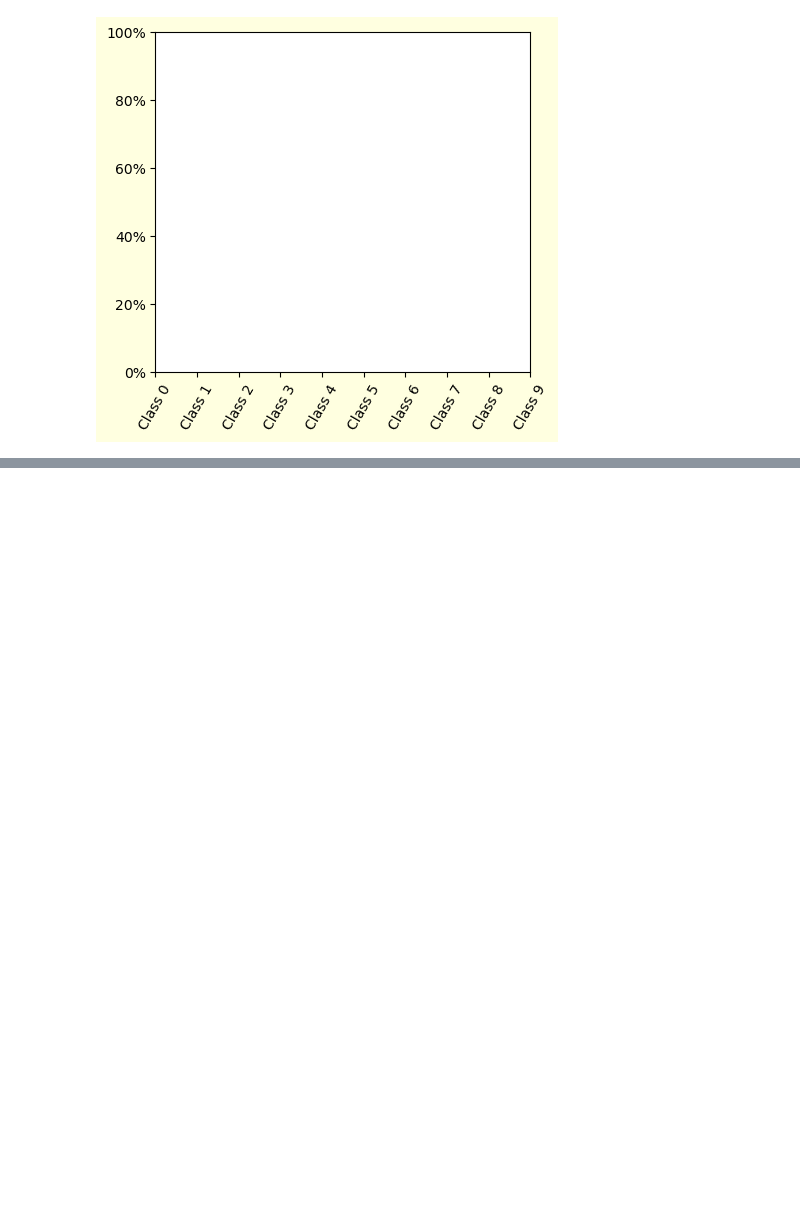
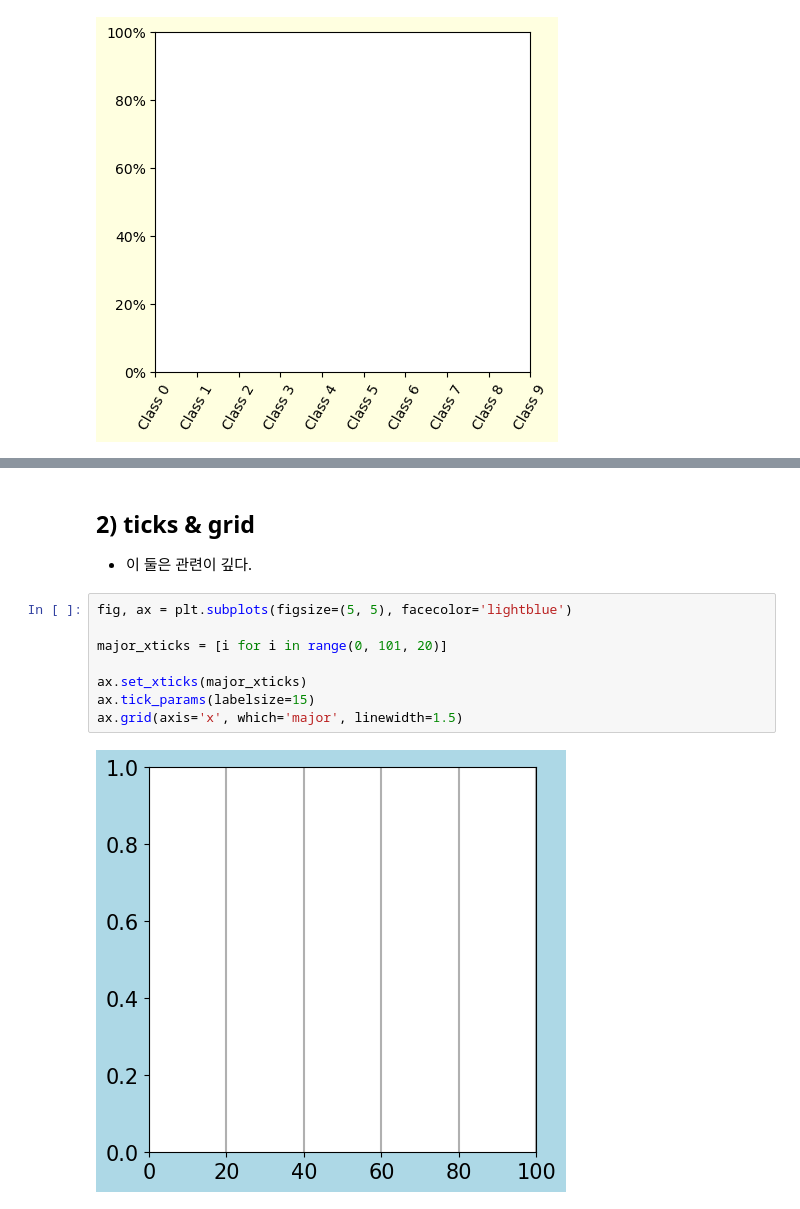
Before and after one commit to scarypillowz/Matplotlib, a Jupyter notebook: 그래프 ticks, grid.ipynb, the cells around one changed output, grey strips where cells are left out. Drawn from its saved outputs; the diff is of its cells as text; blank space fills up the shorter version.

```diff
--- a/그래프 ticks, grid.ipynb
+++ b/그래프 ticks, grid.ipynb
@@ -203,0 +230,13 @@ ax.tick_params(which='minor', direction='in', length=5, labelsize=0)
+# %% [markdown]
+## 2) ticks & grid
+- 이 둘은 관련이 깊다.
+# %%
+fig, ax = plt.subplots(figsize=(5, 5), facecolor='lightblue')
+
+major_xticks = [i for i in range(0, 101, 20)]
+
+ax.set_xticks(major_xticks)
+ax.tick_params(labelsize=15)
+ax.grid(axis='x', which='major', linewidth=1.5)
+# %% [output]
+[figure, added]
```
Also changed, not shown: parts of 10 cells of this notebook.
